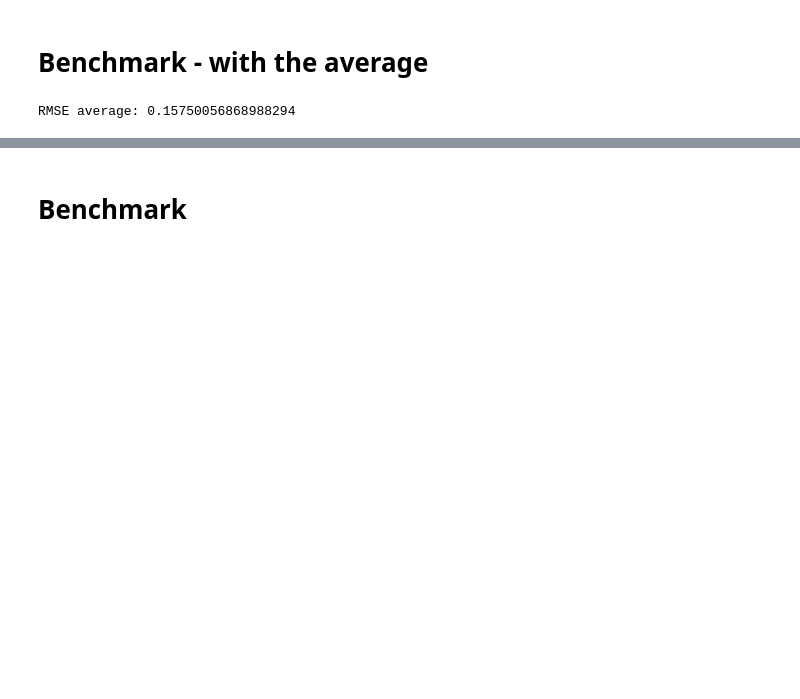
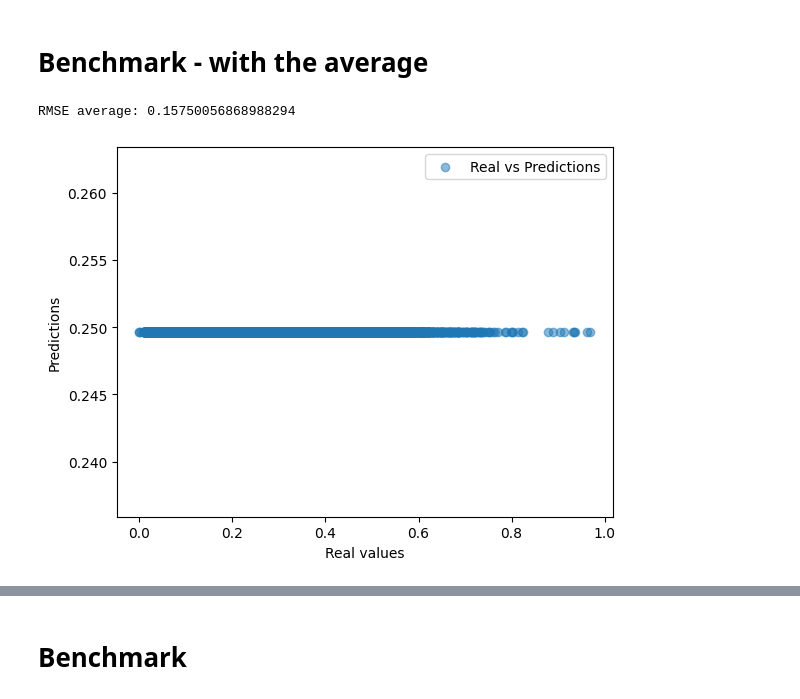
Before and after one commit to ArthurMbraga/machine-learning-project-CSC7201, a Jupyter notebook: benchmark.ipynb, the cells around one changed output, grey strips where cells are left out. Saved outputs shown, nothing was run; the diff lists cells and outputs as text; code cells hidden in the pictures; blank space fills up the shorter version.

```diff
--- a/benchmark.ipynb
+++ b/benchmark.ipynb
@@ -29,3 +29,14 @@ RMSE_average = math.sqrt(mean_squared_error(df_test[target], predictions))
 print('RMSE average:', RMSE_average)
 # %% [output]
 RMSE average: 0.15750056868988294
+# %%
+# plot the real values x predictions
+import matplotlib.pyplot as plt
+
+plt.scatter(df_test[target], predictions, label='Real vs Predictions', alpha=0.5)
+plt.xlabel('Real values')
+plt.ylabel('Predictions')
+plt.legend()
+plt.show()
+# %% [output]
+[figure, added]
```
Also changed, not shown: parts of 1 cell of this notebook, 1 other file.
